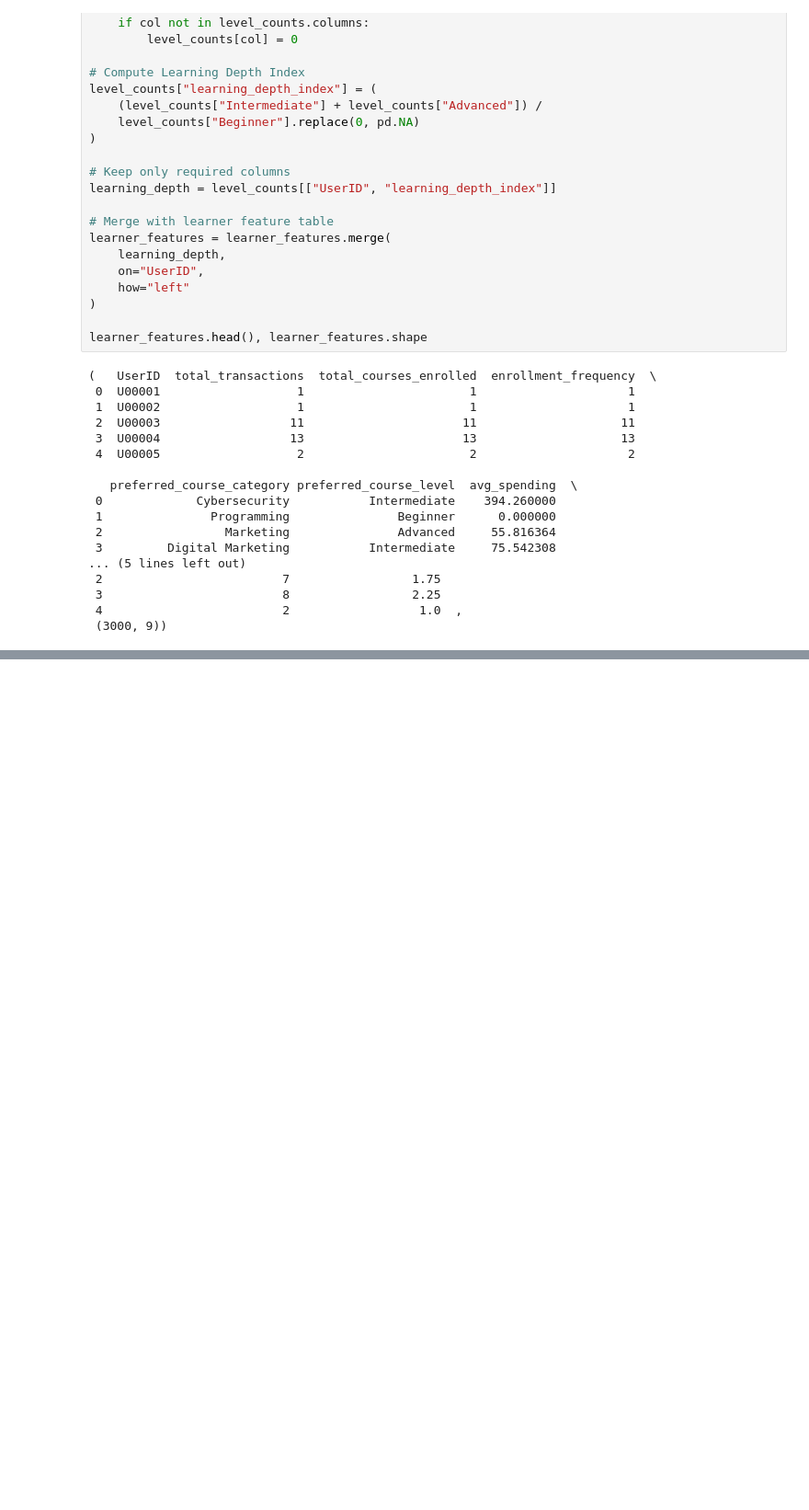
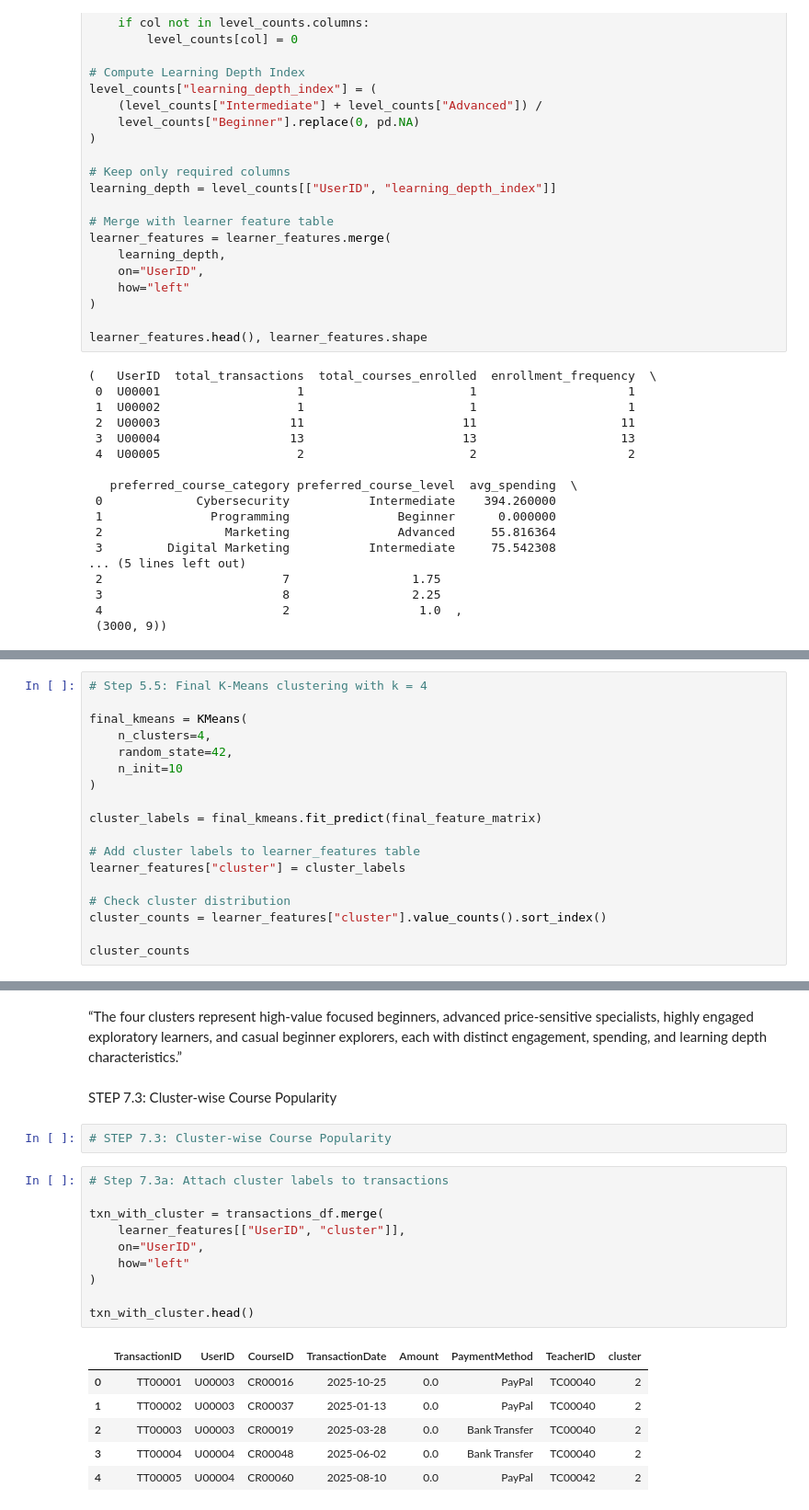
Before and after one commit to Komu12ee/EduPro, a Jupyter notebook: notebook.ipynb, the cells around one changed output, grey strips where cells are left out. Shown at 92% size. Saved outputs shown, nothing was run; the diff lists cells and outputs as text; blank space fills up the shorter version.

```diff
--- a/notebook.ipynb
+++ b/notebook.ipynb
@@ -536,0 +692,18 @@ learner_features.head(), learner_features.shape
+# %%
+# Step 5.5: Final K-Means clustering with k = 4
+
+final_kmeans = KMeans(
+    n_clusters=4,
+    random_state=42,
+    n_init=10
+)
+
+cluster_labels = final_kmeans.fit_predict(final_feature_matrix)
+
+# Add cluster labels to learner_features table
+learner_features["cluster"] = cluster_labels
+
+# Check cluster distribution
+cluster_counts = learner_features["cluster"].value_counts().sort_index()
+
+cluster_counts
@@ -536,0 +790,23 @@ learner_features.head(), learner_features.shape
+# %% [markdown]
+“The four clusters represent high-value focused beginners, advanced price-sensitive specialists, highly engaged exploratory learners, and casual beginner explorers, each with distinct engagement, spending, and learning depth characteristics.”
+# %% [markdown]
+STEP 7.3: Cluster-wise Course Popularity
+# %%
+# STEP 7.3: Cluster-wise Course Popularity
+# %%
+# Step 7.3a: Attach cluster labels to transactions
+
+txn_with_cluster = transactions_df.merge(
+    learner_features[["UserID", "cluster"]],
+    on="UserID",
+    how="left"
+)
+
+txn_with_cluster.head()
+# %% [output]
+|  | TransactionID | UserID | CourseID | TransactionDate | Amount | PaymentMethod | TeacherID | cluster |
+| 0 | TT00001 | U00003 | CR00016 | 2025-10-25 | 0.0 | PayPal | TC00040 | 2 |
+| 1 | TT00002 | U00003 | CR00037 | 2025-01-13 | 0.0 | PayPal | TC00040 | 2 |
+| 2 | TT00003 | U00003 | CR00019 | 2025-03-28 | 0.0 | Bank Transfer | TC00040 | 2 |
+| 3 | TT00004 | U00004 | CR00048 | 2025-06-02 | 0.0 | Bank Transfer | TC00040 | 2 |
+| 4 | TT00005 | U00004 | CR00060 | 2025-08-10 | 0.0 | PayPal | TC00042 | 2 |
```
Also changed, not shown: parts of 33 cells of this notebook.
